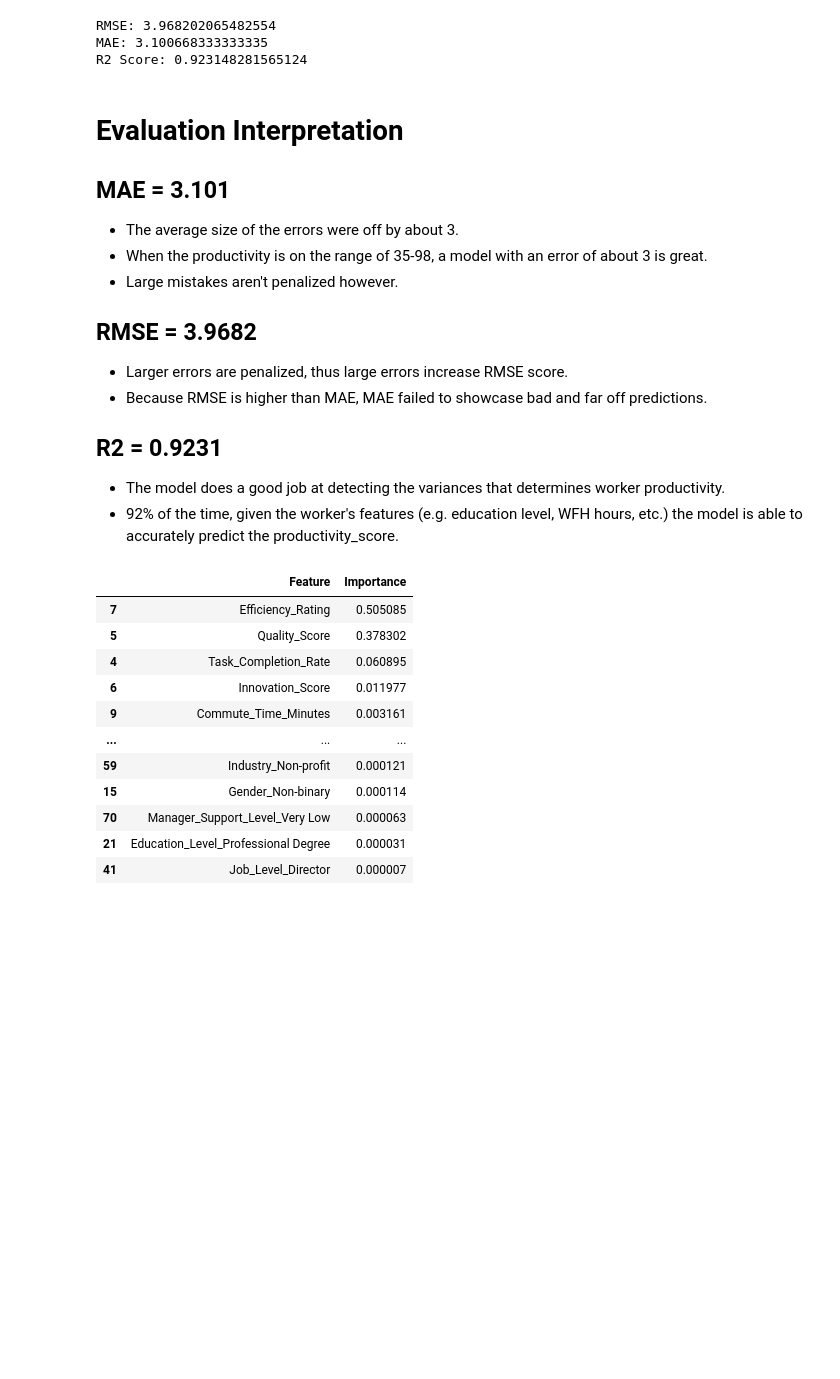
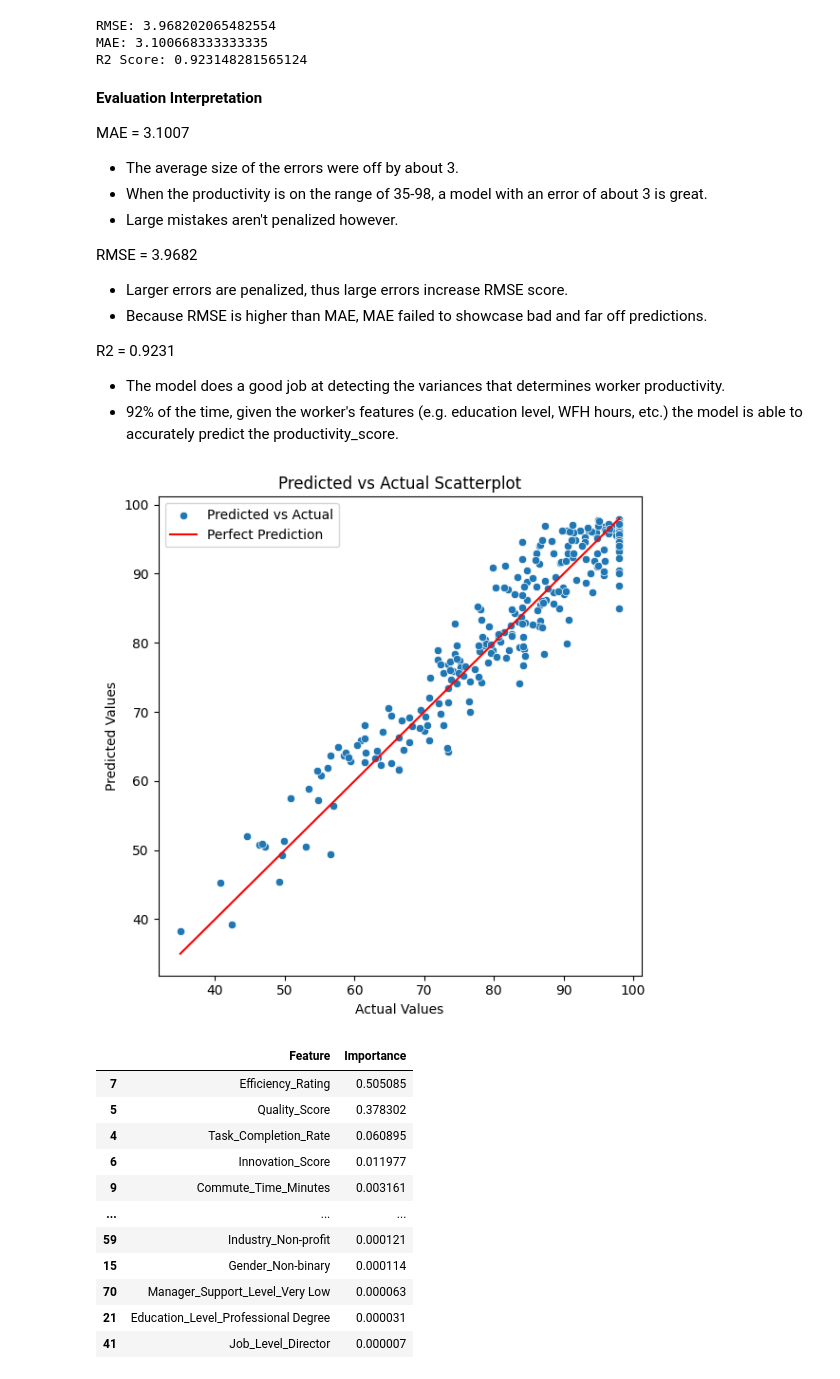
Before and after one commit to CS133-DataVisualization/term-project-couch-potatoes-group-5, a Jupyter notebook: RandomForestRegressor.ipynb, the cells around one changed output. Cells and saved outputs as stored; diff of their text form; code cells hidden in the pictures; blank space fills up the shorter version.

Commit message:
Added comments, prediction graph, and features graph

```diff
--- a/RandomForestRegressor.ipynb
+++ b/RandomForestRegressor.ipynb
@@ -114,20 +122,45 @@ RMSE: 3.968202065482554
 MAE: 3.100668333333335
 R2 Score: 0.923148281565124
 # %% [markdown]
-# Evaluation Interpretation
+**Evaluation Interpretation**
 
-## MAE = 3.101
+MAE = 3.1007
 * The average size of the errors were off by about 3.
 * When the productivity is on the range of 35-98, a model with an error of about 3 is great.
 * Large mistakes aren't penalized however.
 
-## RMSE = 3.9682
+RMSE = 3.9682
 * Larger errors are penalized, thus large errors increase RMSE score.
 * Because RMSE is higher than MAE, MAE failed to showcase bad and far off predictions.
 
-## R2 = 0.9231
+R2 = 0.9231
 * The model does a good job at detecting the variances that determines worker productivity.
 * 92% of the time, given the worker's features (e.g. education level, WFH hours, etc.) the model is able to accurately predict the productivity_score.
+# %%
+import seaborn as sns
+import matplotlib.pyplot as plt
+
+plt.figure(figsize=(6,6))
+
+# Scatter plot of actual vs predicted values
+# If observation is close to line, model is more accurate
+sns.scatterplot(x=y_test, y=y_test_pred, label="Predicted vs Actual")
+
+# Create red reference line (y=x)
+# Represents perfect predictions
+# Closer points are to line, the more accurate the model
+min_val = min(min(y_test), min(y_test_pred))
+max_val = max(max(y_test), max(y_test_pred))
+plt.plot([min_val, max_val], [min_val, max_val], color="red", label="Perfect Prediction")
+
+plt.xlabel("Actual Values")
+plt.ylabel("Predicted Values")
+plt.title("Predicted vs Actual Scatterplot")
+plt.legend()
+plt.tight_layout()
+plt.show()
+# %% [output]
+[figure, added]
 # %%
 # Extract objects
 preprocessor = best_model.named_steps['preprocessor']
```
Also changed, not shown: parts of 7 cells of this notebook.
